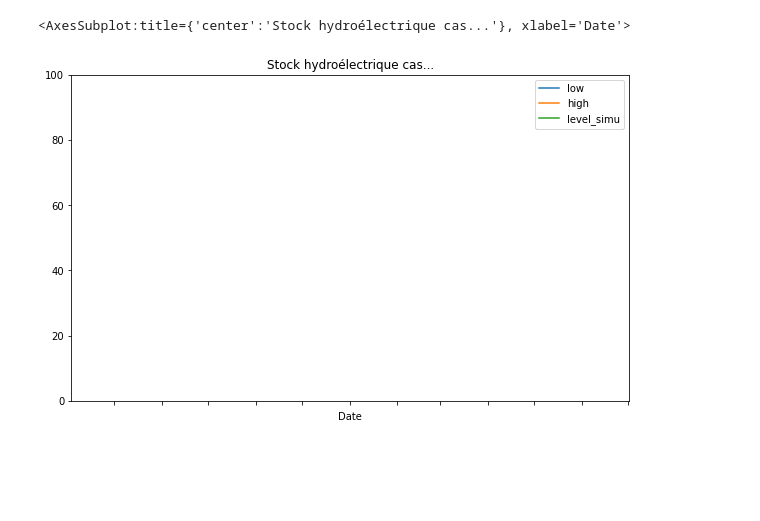
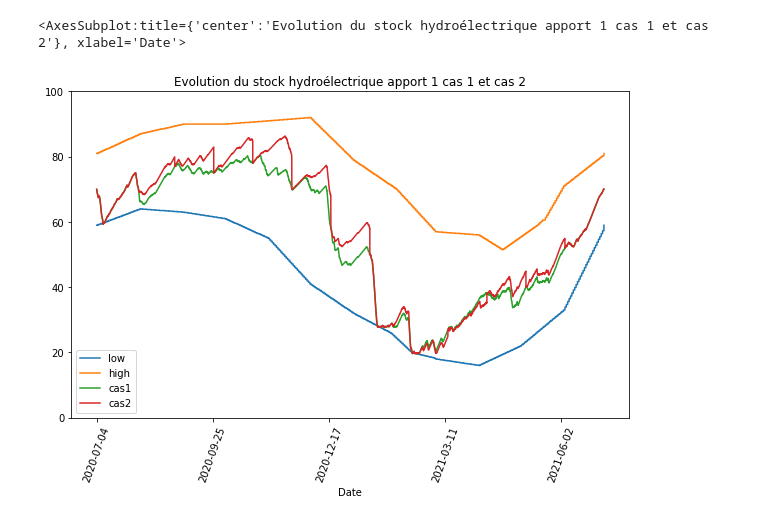
Before and after one commit to Nico-dpt/ETE-otim_etude_de_cas, a Jupyter notebook: graph.ipynb, the cells around one changed output. Saved outputs shown, nothing was run; the diff lists cells and outputs as text; code cells hidden in the pictures; blank space fills up the shorter version.

Commit message:
simu 5 et 6

```diff
--- a/graph.ipynb
+++ b/graph.ipynb
@@ -3,18 +3,25 @@ import pandas as pd
 import numpy as np
 import matplotlib.pyplot as plt
 # %%
-df_result = pd.read_csv('1modif_apport_hy1_stock_hy1_result.csv', sep=';')
+df_result_cas_1 = pd.read_csv('1modif_apport_hy1_stock_hy1_result.csv', sep=';')
+df_result_cas_2 = pd.read_csv('2modif_apport_hy1_stock_hy2_result.csv', sep=';')
 df_low_high = pd.read_excel('Donnees.xlsx', sheet_name='Stock_hydro', usecols='L,N', skiprows=3, nrows=8736, names=['low', 'high'])
 
-df_result['pourcentage_hydro'] = df_result['Hydro_stock '] / 1400000 * 100
-df = pd.DataFrame({'Date' : df_result['Date '],'low': df_low_high['low'], 'high': df_low_high['high'], 'level_simu': df_result['pourcentage_hydro']})
+
+df_result_cas_1['pourcentage_hydro'] = df_result_cas_1['Hydro_stock '] / 1400000 * 100
+df_result_cas_2['pourcentage_hydro'] = df_result_cas_2['Hydro_stock '] / 1400000 * 100
+df = pd.DataFrame({'Date' : df_result_cas_1['Date '],
+                   'low': df_low_high['low'],
+                    'high': df_low_high['high'],
+                    'cas1': df_result_cas_1['pourcentage_hydro'],
+                    'cas2': df_result_cas_2['pourcentage_hydro']})
 # %%
 df.plot(x='Date',
-        y=['low', 'high', 'level_simu'],
+        y=['low', 'high', 'cas1', 'cas2'],
         figsize=(10,6),
-        title='Stock hydroélectrique cas...',
+        title='Evolution du stock hydroélectrique apport 1 cas 1 et cas 2',
         ylim=(0, 100),
         rot = 70)
 # %% [output]
-<AxesSubplot:title={'center':'Stock hydroélectrique cas...'}, xlabel='Date'>
+<AxesSubplot:title={'center':'Evolution du stock hydroélectrique apport 1 cas 1 et cas 2'}, xlabel='Date'>
-[figure, old version]
+[figure, new version]
```
Also changed, not shown: parts of 7 cells of this notebook, 6 other files.
